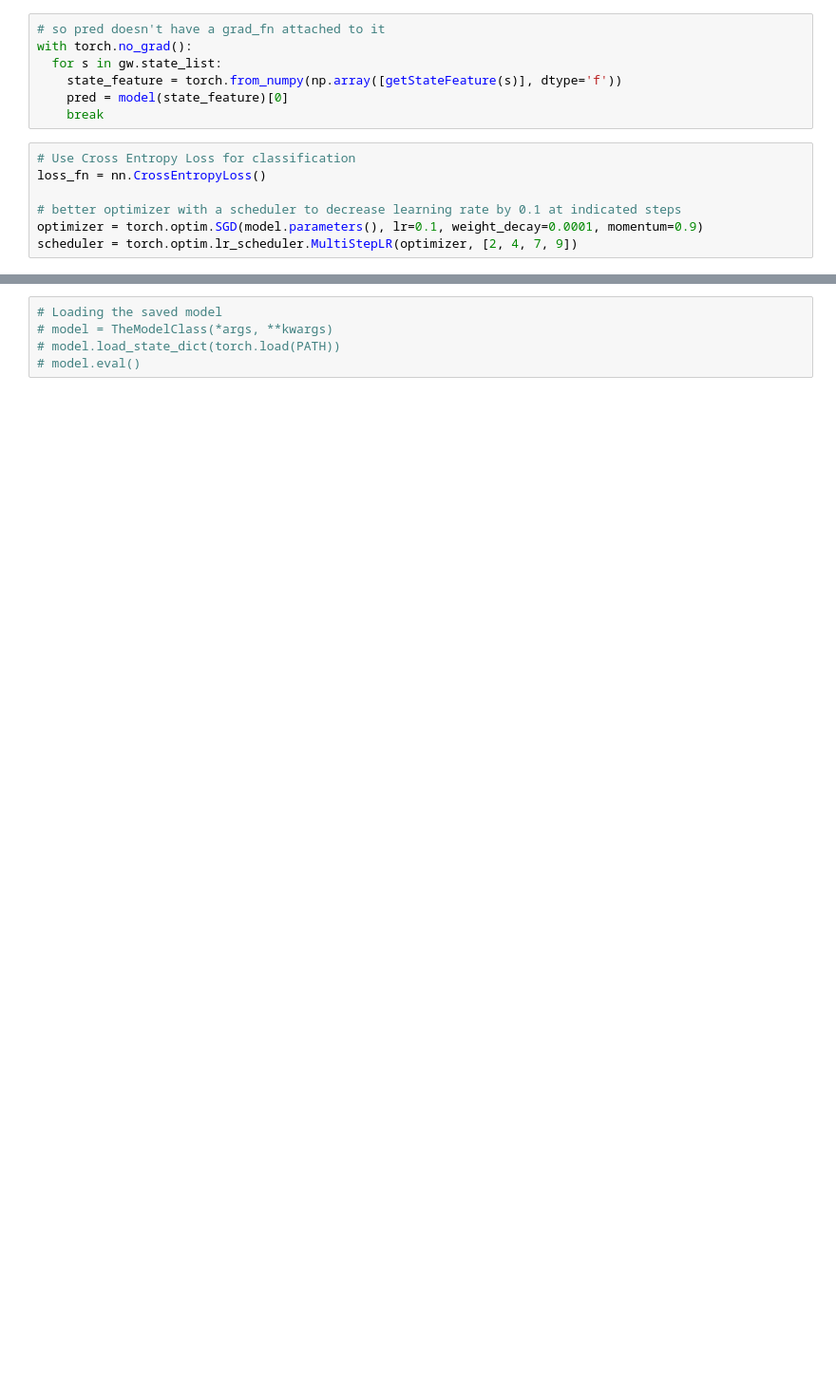
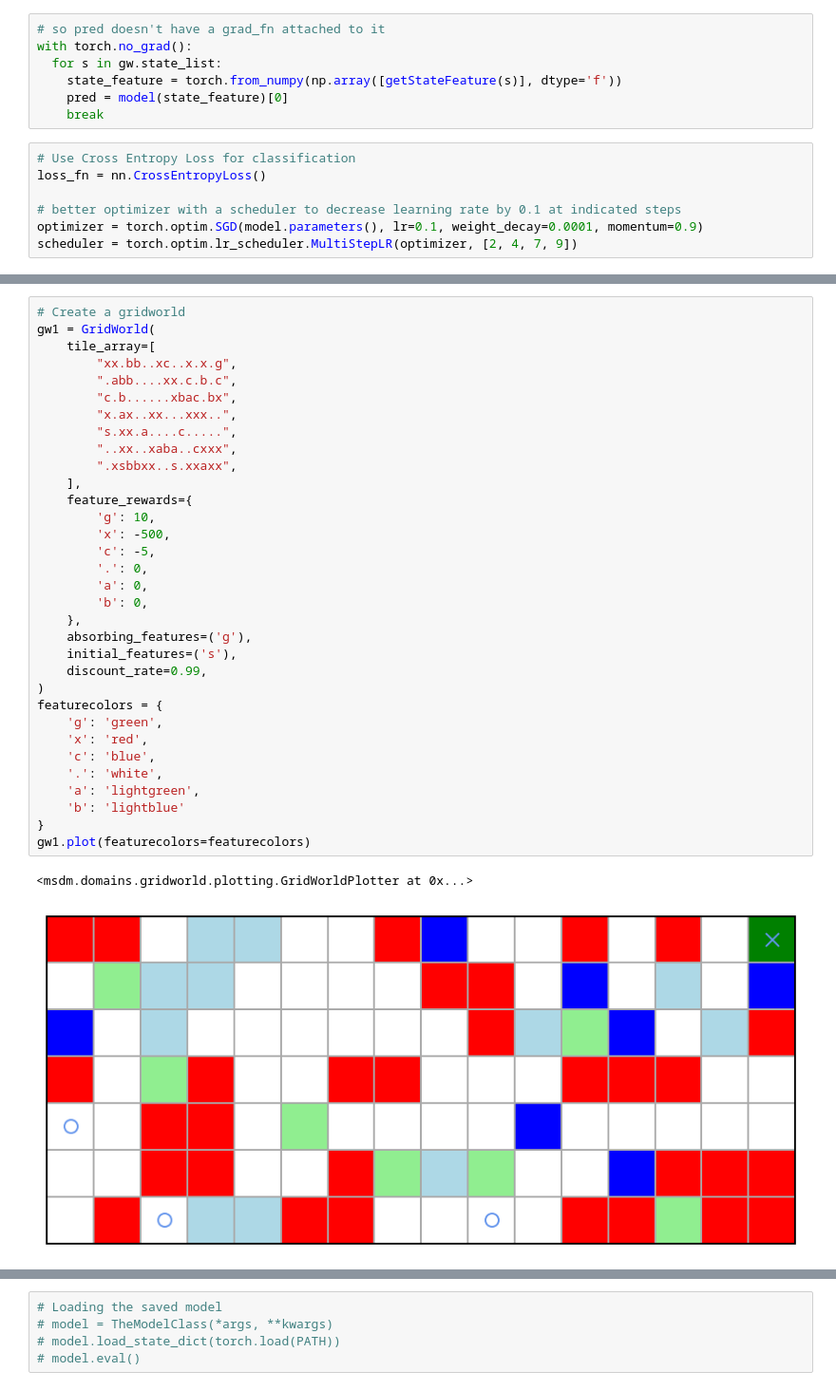
Before and after one commit to iamsamliang/IRL_IW, a Jupyter notebook: Supervised_IRL.ipynb, the cells around one changed output, grey strips where cells are left out. Shown: that part at 95% size. Saved outputs shown, nothing was run; the diff lists cells and outputs as text; blank space fills up the shorter version.

```diff
--- a/Supervised_IRL.ipynb
+++ b/Supervised_IRL.ipynb
@@ -355,0 +408,36 @@ Done!
+# %%
+# Create a gridworld
+gw1 = GridWorld(
+    tile_array=[
+        "xx.bb..xc..x.x.g",
+        ".abb....xx.c.b.c",
+        "c.b......xbac.bx",
+        "x.ax..xx...xxx..",
+        "s.xx.a....c.....",
+        "..xx..xaba..cxxx",
+        ".xsbbxx..s.xxaxx",
+    ],
+    feature_rewards={
+        'g': 10,
+        'x': -500,
+        'c': -5,
+        '.': 0,
+        'a': 0,
+        'b': 0,
+    },
+    absorbing_features=('g'),
+    initial_features=('s'),
+    discount_rate=0.99,
+)
+featurecolors = {
+    'g': 'green',
+    'x': 'red',
+    'c': 'blue',
+    '.': 'white',
+    'a': 'lightgreen',
+    'b': 'lightblue'
+}
+gw1.plot(featurecolors=featurecolors)
+# %% [output]
+<msdm.domains.gridworld.plotting.GridWorldPlotter at 0x...>
+[figure, added]
```
Also changed, not shown: parts of 16 cells of this notebook, 7 other files.
